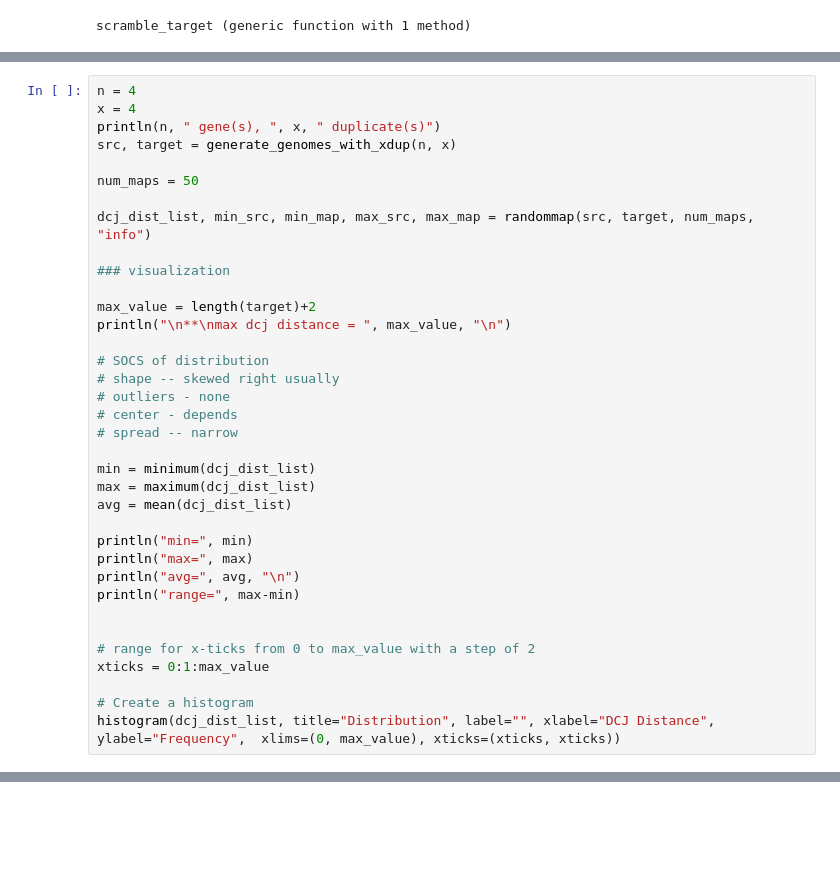
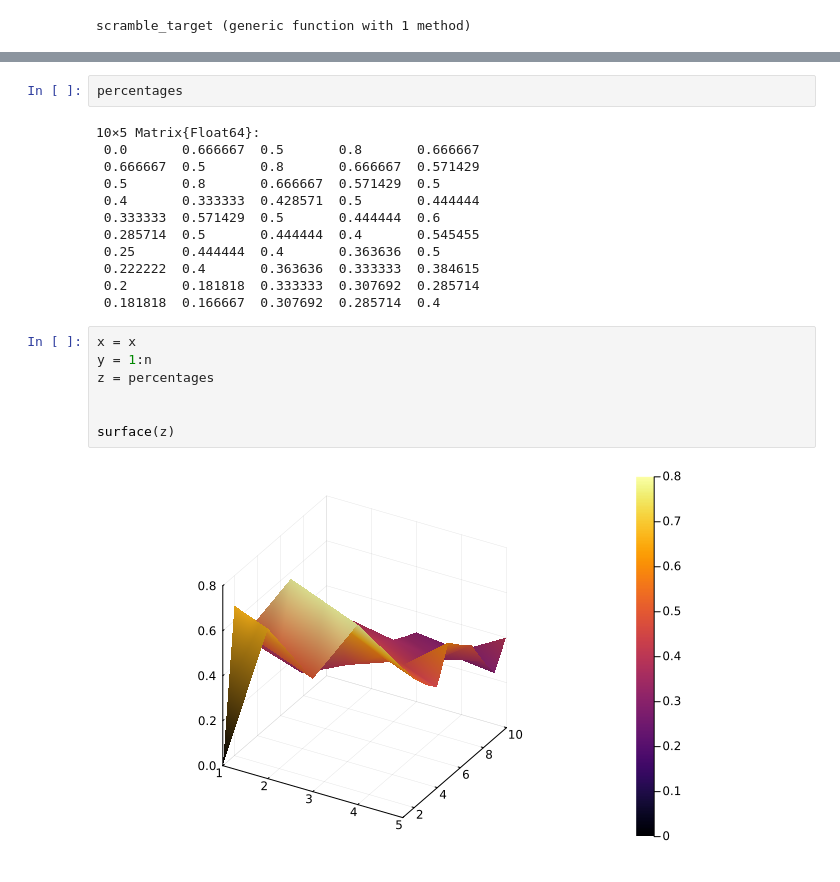
Before and after one commit to mliu31/dcj-heuristics, a Jupyter notebook: testing_maps.ipynb, the cells around one changed output, grey strips where cells are left out. Cells and saved outputs as stored; diff of their text form; blank space fills up the shorter version.

Commit message:
made 3d viz of percentage of over n,x (# genes, # dups); percentage is difference between max and min dcj distance from two mappings of same src and target over max possible dcj dist

```diff
--- a/testing_maps.ipynb
+++ b/testing_maps.ipynb
@@ -319,36 +223,0 @@ histogram(dcj_dist_list, title="Distribution", label="", xlabel="DCJ Distance",
-# %%
-n = 4
-x = 4
-println(n, " gene(s), ", x, " duplicate(s)")
-src, target = generate_genomes_with_xdup(n, x)
-
-num_maps = 50
-
-dcj_dist_list, min_src, min_map, max_src, max_map = randommap(src, target, num_maps, "info")
-
-### visualization
-
-max_value = length(target)+2
-println("\n**\nmax dcj distance = ", max_value, "\n")
-
-# SOCS of distribution
-# shape -- skewed right usually
-# outliers - none
-# center - depends
-# spread -- narrow
-
-min = minimum(dcj_dist_list)
-max = maximum(dcj_dist_list)
-avg = mean(dcj_dist_list)
-
-println("min=", min)
-println("max=", max)
-println("avg=", avg, "\n")
-println("range=", max-min)
-
-
-# range for x-ticks from 0 to max_value with a step of 2
-xticks = 0:1:max_value
-
-# Create a histogram
-histogram(dcj_dist_list, title="Distribution", label="", xlabel="DCJ Distance", ylabel="Frequency",  xlims=(0, max_value), xticks=(xticks, xticks))
@@ -396,0 +224,23 @@ histogram(dcj_dist_list, title="Distribution", label="", xlabel="DCJ Distance",
+# %%
+percentages
+# %% [output]
+10×5 Matrix{Float64}:
+ 0.0       0.666667  0.5       0.8       0.666667
+ 0.666667  0.5       0.8       0.666667  0.571429
+ 0.5       0.8       0.666667  0.571429  0.5
+ 0.4       0.333333  0.428571  0.5       0.444444
+ 0.333333  0.571429  0.5       0.444444  0.6
+ 0.285714  0.5       0.444444  0.4       0.545455
+ 0.25      0.444444  0.4       0.363636  0.5
+ 0.222222  0.4       0.363636  0.333333  0.384615
+ 0.2       0.181818  0.333333  0.307692  0.285714
+ 0.181818  0.166667  0.307692  0.285714  0.4
+# %%
+x = x
+y = 1:n
+z = percentages
+
+
+surface(z)
+# %% [output]
+[figure, added]
```
Also changed, not shown: parts of 10 cells of this notebook, 1 other file.
